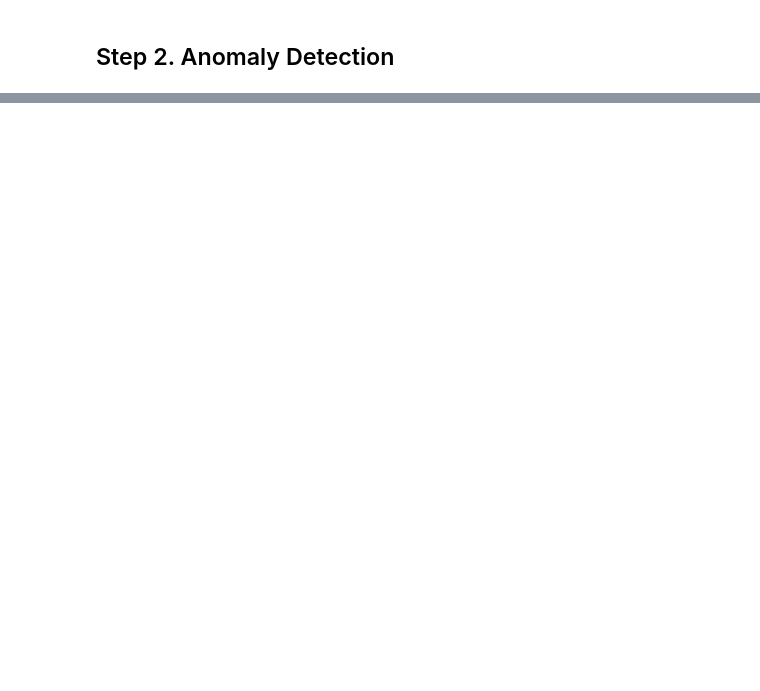
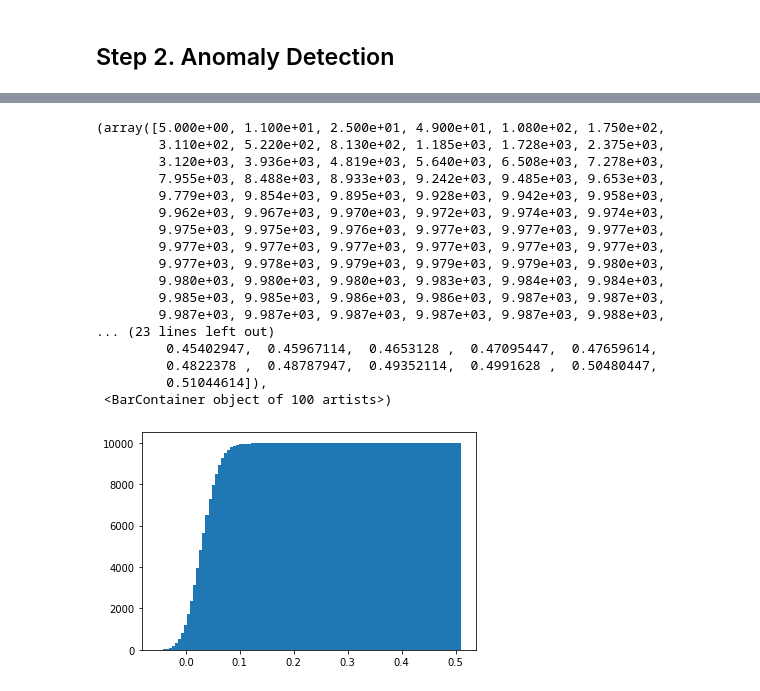
Before and after one commit to VUZhuangweiKang/VU-AD, a Jupyter notebook: normalizing_flow.ipynb, the cells around one changed output, grey strips where cells are left out. Drawn from its saved outputs; the diff is of its cells as text; code cells hidden in the pictures; blank space fills up the shorter version.

```diff
--- a/normalizing_flow.ipynb
+++ b/normalizing_flow.ipynb
@@ -76 +129,23 @@ inference.fit(
+# %%
+loss_hist = approx.hist
+plt.hist(loss_hist, bins=100, cumulative=True)
+# %% [output]
+(array([5.000e+00, 1.100e+01, 2.500e+01, 4.900e+01, 1.080e+02, 1.750e+02,
+        3.110e+02, 5.220e+02, 8.130e+02, 1.185e+03, 1.728e+03, 2.375e+03,
+        3.120e+03, 3.936e+03, 4.819e+03, 5.640e+03, 6.508e+03, 7.278e+03,
+        7.955e+03, 8.488e+03, 8.933e+03, 9.242e+03, 9.485e+03, 9.653e+03,
+        9.779e+03, 9.854e+03, 9.895e+03, 9.928e+03, 9.942e+03, 9.958e+03,
+        9.962e+03, 9.967e+03, 9.970e+03, 9.972e+03, 9.974e+03, 9.974e+03,
+        9.975e+03, 9.975e+03, 9.976e+03, 9.977e+03, 9.977e+03, 9.977e+03,
+        9.977e+03, 9.977e+03, 9.977e+03, 9.977e+03, 9.977e+03, 9.977e+03,
+        9.977e+03, 9.978e+03, 9.979e+03, 9.979e+03, 9.979e+03, 9.980e+03,
+        9.980e+03, 9.980e+03, 9.980e+03, 9.983e+03, 9.984e+03, 9.984e+03,
+        9.985e+03, 9.985e+03, 9.986e+03, 9.986e+03, 9.987e+03, 9.987e+03,
+        9.987e+03, 9.987e+03, 9.987e+03, 9.987e+03, 9.987e+03, 9.988e+03,
+... (23 lines left out)
+         0.45402947,  0.45967114,  0.4653128 ,  0.47095447,  0.47659614,
+         0.4822378 ,  0.48787947,  0.49352114,  0.4991628 ,  0.50480447,
+         0.51044614]),
+ <BarContainer object of 100 artists>)
+[figure, added]
 # %%
```
Also changed, not shown: parts of 24 cells of this notebook.
